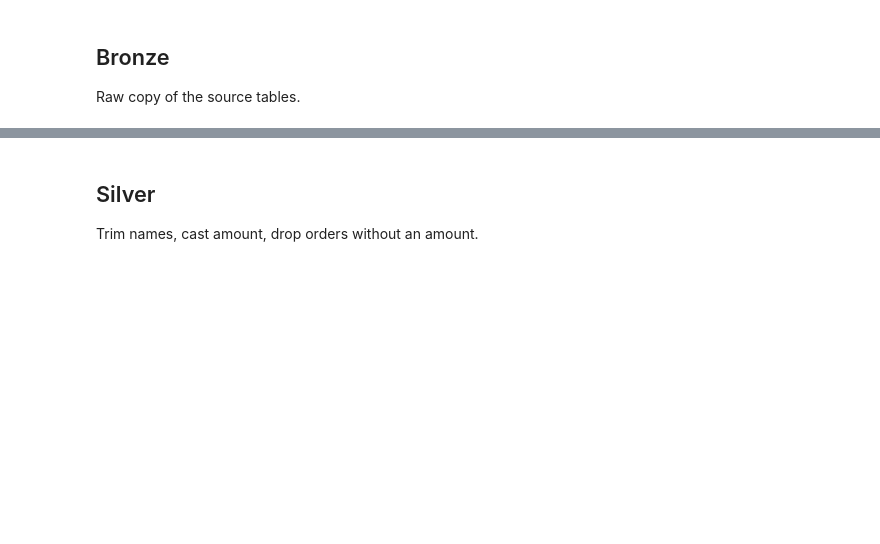
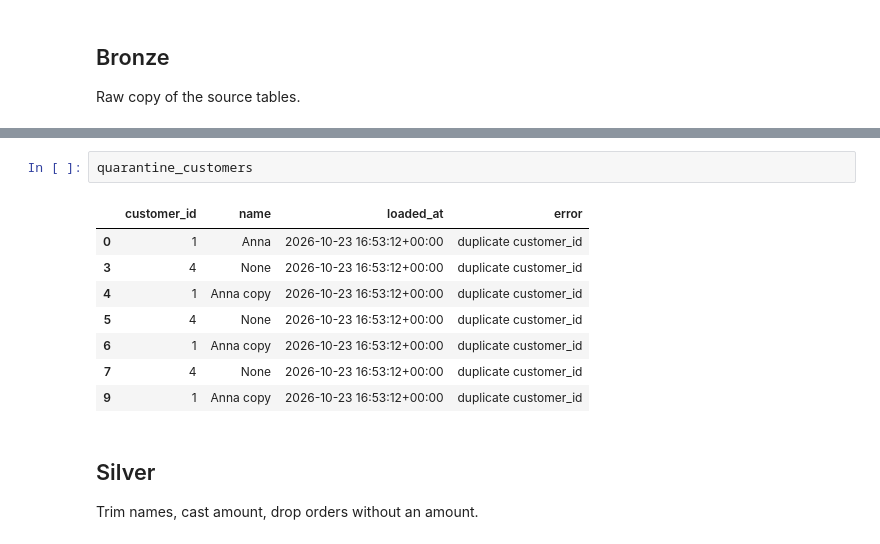
Before and after one commit to ogicode/Airflow-DBT, a Jupyter notebook: dbt/shops-dbt/notebooks/shop_pandas.ipynb, the cells around one changed output, grey strips where cells are left out. Drawn from its saved outputs; the diff is of its cells as text; blank space fills up the shorter version.

```diff
--- a/dbt/shops-dbt/notebooks/shop_pandas.ipynb
+++ b/dbt/shops-dbt/notebooks/shop_pandas.ipynb
@@ -129,3 +176,14 @@ data_quality
+# %%
+quarantine_customers
+# %% [output]
+|  | customer_id | name | loaded_at | error |
+| 0 | 1 | Anna | 2026-10-23 16:53:12+00:00 | duplicate customer_id |
+| 3 | 4 | None | 2026-10-23 16:53:12+00:00 | duplicate customer_id |
+| 4 | 1 | Anna copy | 2026-10-23 16:53:12+00:00 | duplicate customer_id |
+| 5 | 4 | None | 2026-10-23 16:53:12+00:00 | duplicate customer_id |
+| 6 | 1 | Anna copy | 2026-10-23 16:53:12+00:00 | duplicate customer_id |
+| 7 | 4 | None | 2026-10-23 16:53:12+00:00 | duplicate customer_id |
+| 9 | 1 | Anna copy | 2026-10-23 16:53:12+00:00 | duplicate customer_id |
 # %% [markdown]
 ## Silver
 Trim names, cast amount, drop orders without an amount.
```
Also changed, not shown: parts of 8 cells of this notebook.
